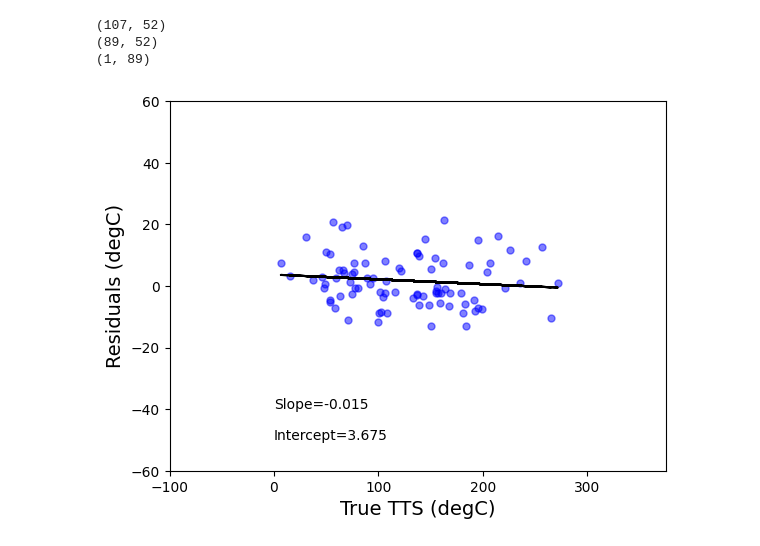
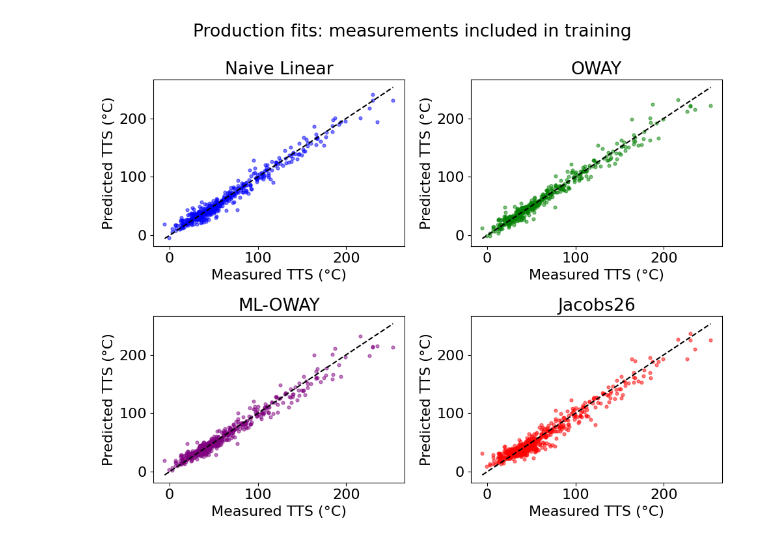
Before and after one commit to uw-cmg/RPV_model_benchmarking, a Jupyter notebook: RPV_model_benchmarking_notebook.ipynb, the cells around one changed output. Cells and saved outputs as stored; diff of their text form; code cells hidden in the pictures.

```diff
--- a/RPV_model_benchmarking_notebook.ipynb
+++ b/RPV_model_benchmarking_notebook.ipynb
@@ -174,8 +272,13 @@ df
 # %%
-# Just keep high fluence data and save the preds file
+# Previous cell retained for reference (2026-11-13):
+# # Just keep high fluence data and save the preds file
+#
+# df = Metrics().filter_df(df, column_name='fluence_n_cm2', filter_val=6e19, filter_operation='greater')
+# df = Metrics().filter_df(df, column_name='datatype', filter_val='Plotter', filter_operation='equal')
+# df
 
-df = Metrics().filter_df(df, column_name='fluence_n_cm2', filter_val=6e19, filter_operation='greater')
-df = Metrics().filter_df(df, column_name='datatype', filter_val='Plotter', filter_operation='equal')
-df
+# Reporting cohort; this filter does not alter any model's fitting threshold.
+df_highfluence = production_predictions[production_predictions.fluence_n_cm2.ge(3e19)].copy()
+df_highfluence
 # %% [output]
 |  | temperature_C | wt_percent_Cu | wt_percent_Ni | wt_percent_Mn | wt_percent_P | wt_percent_Si | wt_percent_C | ... |
@@ -196,22 +302,37 @@ df.to_csv('RPV_preds_highfluence.csv', index=False)
 # %%
-# Get model residuals and noise plot
+# Previous cell retained for reference (2026-11-13):
+# # Get model residuals and noise plot
+#
+# print(df.shape)
+# df = Metrics().filter_df(df, column_name='Measured DT41J  [C]', filter_val=50, filter_operation='greater')
+# print(df.shape)
+#
+# plot_residuals(trues=df['Measured DT41J  [C]'],
+#                preds=df['Jacobs26 NN ensemble predicted TTS (degC)'],
+#                name='Jacobs26')
+#
+# plot_residuals(trues=df['Measured DT41J  [C]'],
+#                preds=df['Jacobs23 NN ensemble predicted TTS (degC)'],
+#                name='Jacobs23')
+#
+# plot_model_noise(trues=df['Measured DT41J  [C]'], noise=9, num_points=df.shape[0])
 
-print(df.shape)
-df = Metrics().filter_df(df, column_name='Measured DT41J  [C]', filter_val=50, filter_operation='greater')
-print(df.shape)
-
-plot_residuals(trues=df['Measured DT41J  [C]'],
-               preds=df['Jacobs26 NN ensemble predicted TTS (degC)'],
-               name='Jacobs26')
-
-plot_residuals(trues=df['Measured DT41J  [C]'],
-               preds=df['Jacobs23 NN ensemble predicted TTS (degC)'],
-               name='Jacobs23')
-
-plot_model_noise(trues=df['Measured DT41J  [C]'], noise=9, num_points=df.shape[0])
+# These are in-sample production diagnostics, not held-out validation errors.
+fig, axes = plt.subplots(2, 2, figsize=(10, 8))
+for ax, (label, column, color) in zip(axes.ravel(), [
+    ('Naive Linear', 'Naive linear predicted TTS (degC)', 'blue'),
+    ('OWAY', 'OWAY predicted TTS (degC)', 'green'),
+    ('ML-OWAY', 'ML-OWAY predicted TTS (degC)', 'purple'),
+    ('Jacobs26', 'Jacobs26 NN ensemble predicted TTS (degC)', 'red')]):
+    valid = df_highfluence[['Measured DT41J  [C]', column]].dropna()
+    ax.scatter(valid['Measured DT41J  [C]'], valid[column], s=12, alpha=.5, color=color)
+    lower = min(0, float(valid.min().min()))
+    upper = float(valid.max().max())
+    ax.plot([lower, upper], [lower, upper], 'k--')
+    ax.set(title=label, xlabel='Measured TTS (°C)', ylabel='Predicted TTS (°C)')
+fig.suptitle('Production fits: measurements included in training')
+fig.tight_layout()
+fig.savefig(NOTEBOOK_OUTPUT / 'production_parity.png', dpi=180, bbox_inches='tight')
 # %% [output]
-(107, 52)
-(89, 52)
-(1, 89)
-[figure, old version]
+[figure, new version]
 # %%
```
Also changed, not shown: parts of 18 cells of this notebook, 11 other files.
